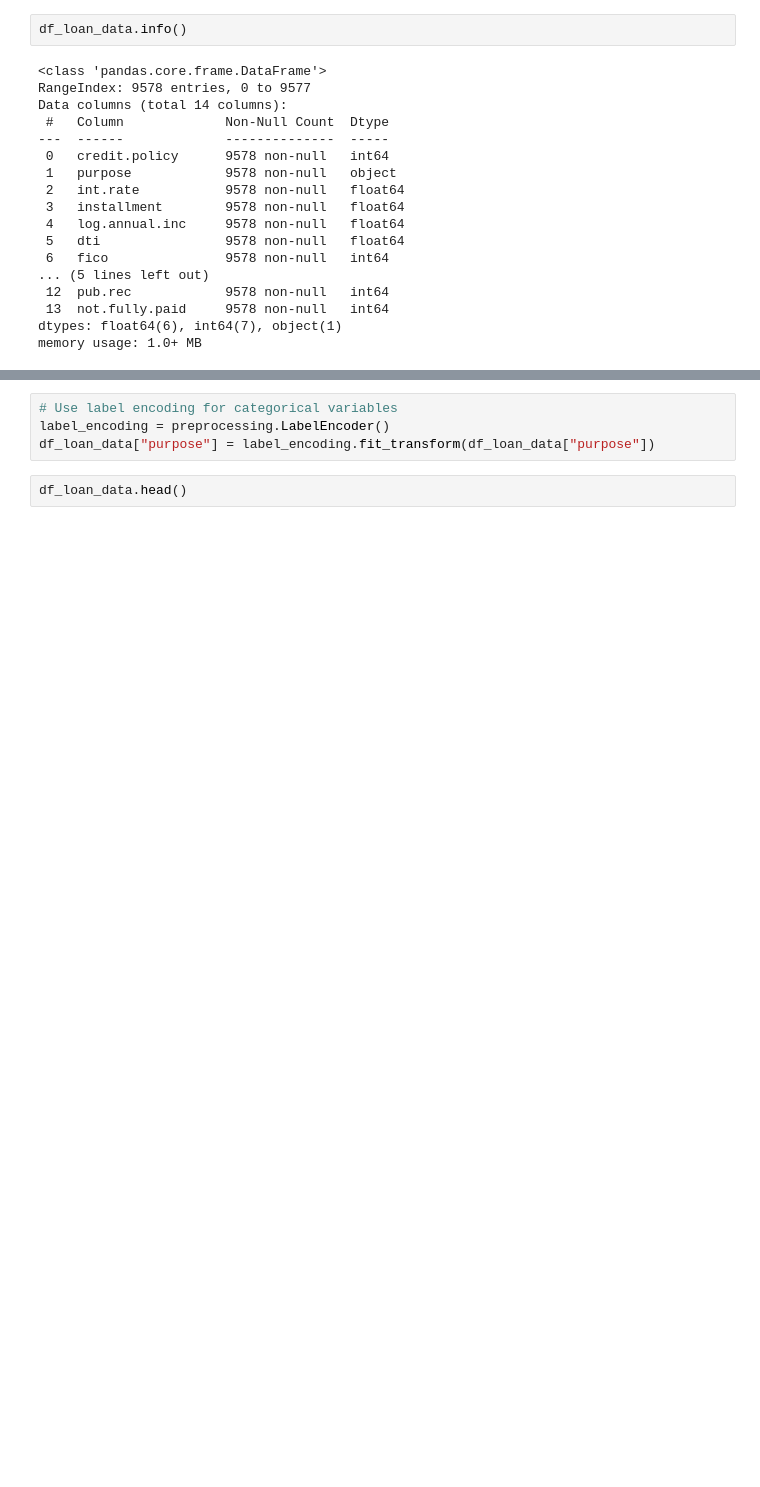
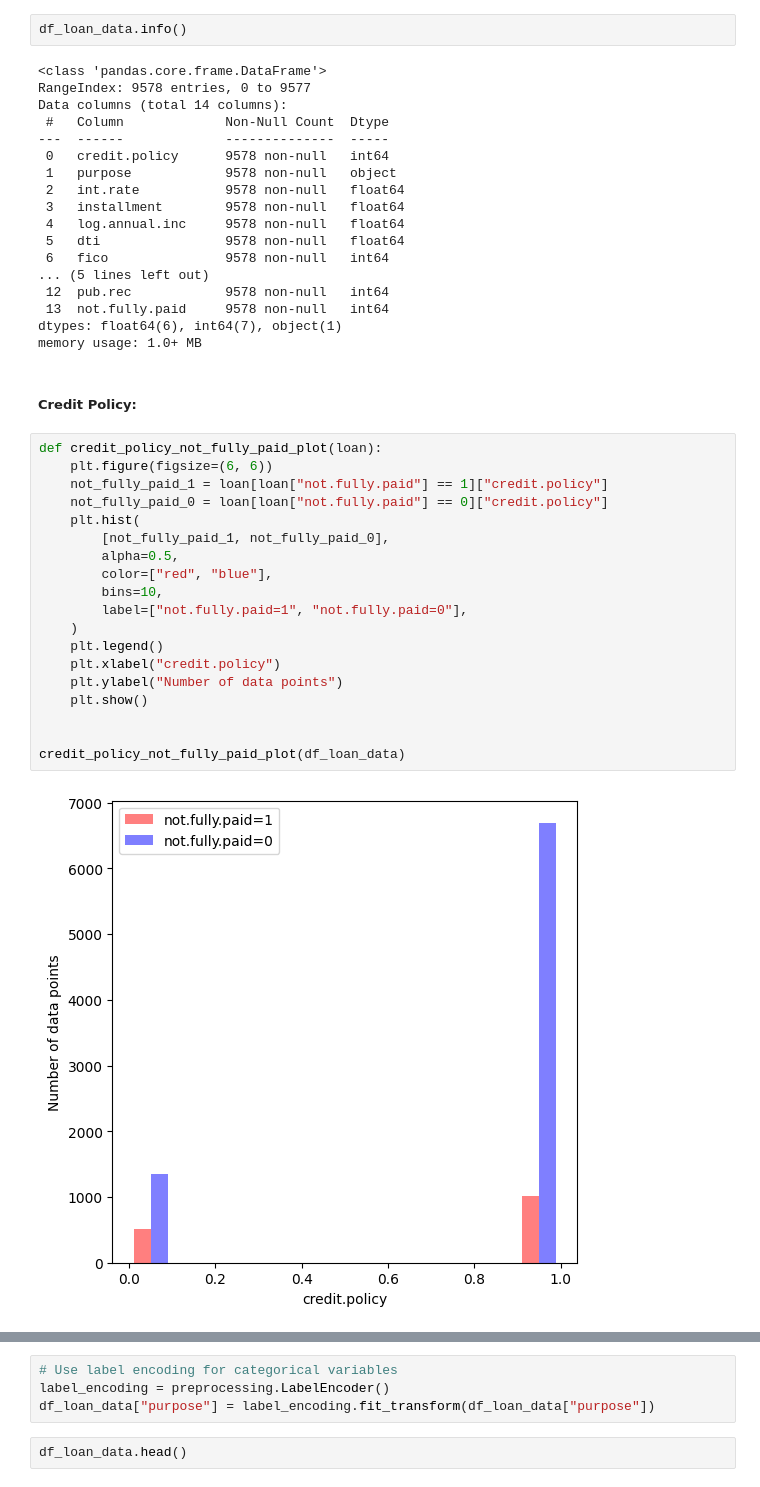
Before and after one commit to raseniero/loan-approval-prediction-model-using-keras-tensorflow, a Jupyter notebook: leading_loan.ipynb, the cells around one changed output, grey strips where cells are left out. Saved outputs shown, nothing was run; the diff lists cells and outputs as text; blank space fills up the shorter version.

```diff
--- a/leading_loan.ipynb
+++ b/leading_loan.ipynb
@@ -70,3 +73,26 @@ Data columns (total 14 columns):
  13  not.fully.paid     9578 non-null   int64
 dtypes: float64(6), int64(7), object(1)
 memory usage: 1.0+ MB
+# %% [markdown]
+##### Credit Policy:
+# %%
+def credit_policy_not_fully_paid_plot(loan):
+    plt.figure(figsize=(6, 6))
+    not_fully_paid_1 = loan[loan["not.fully.paid"] == 1]["credit.policy"]
+    not_fully_paid_0 = loan[loan["not.fully.paid"] == 0]["credit.policy"]
+    plt.hist(
+        [not_fully_paid_1, not_fully_paid_0],
+        alpha=0.5,
+        color=["red", "blue"],
+        bins=10,
+        label=["not.fully.paid=1", "not.fully.paid=0"],
+    )
+    plt.legend()
+    plt.xlabel("credit.policy")
+    plt.ylabel("Number of data points")
+    plt.show()
+
+
+credit_policy_not_fully_paid_plot(df_loan_data)
+# %% [output]
+[figure, added]
```
Also changed, not shown: parts of 19 cells of this notebook.
